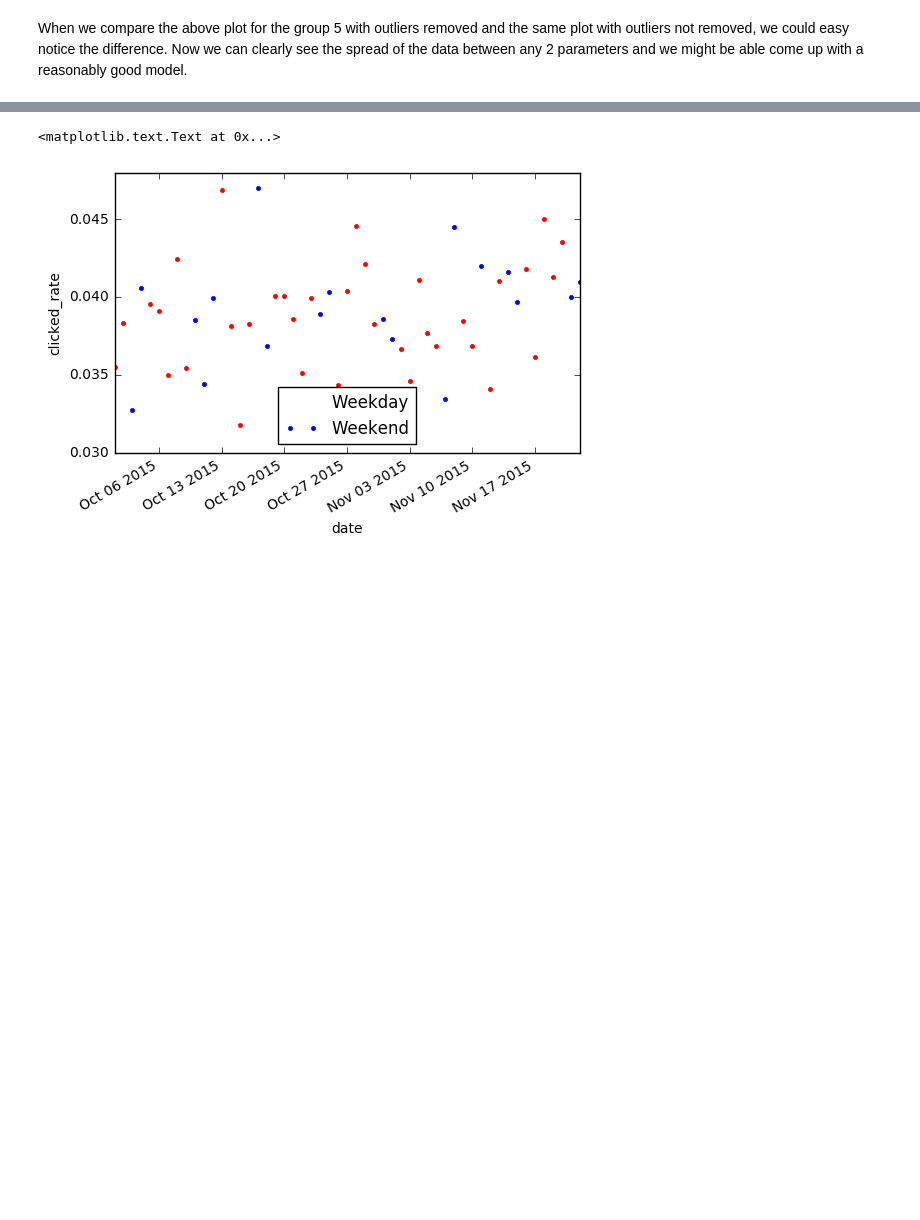
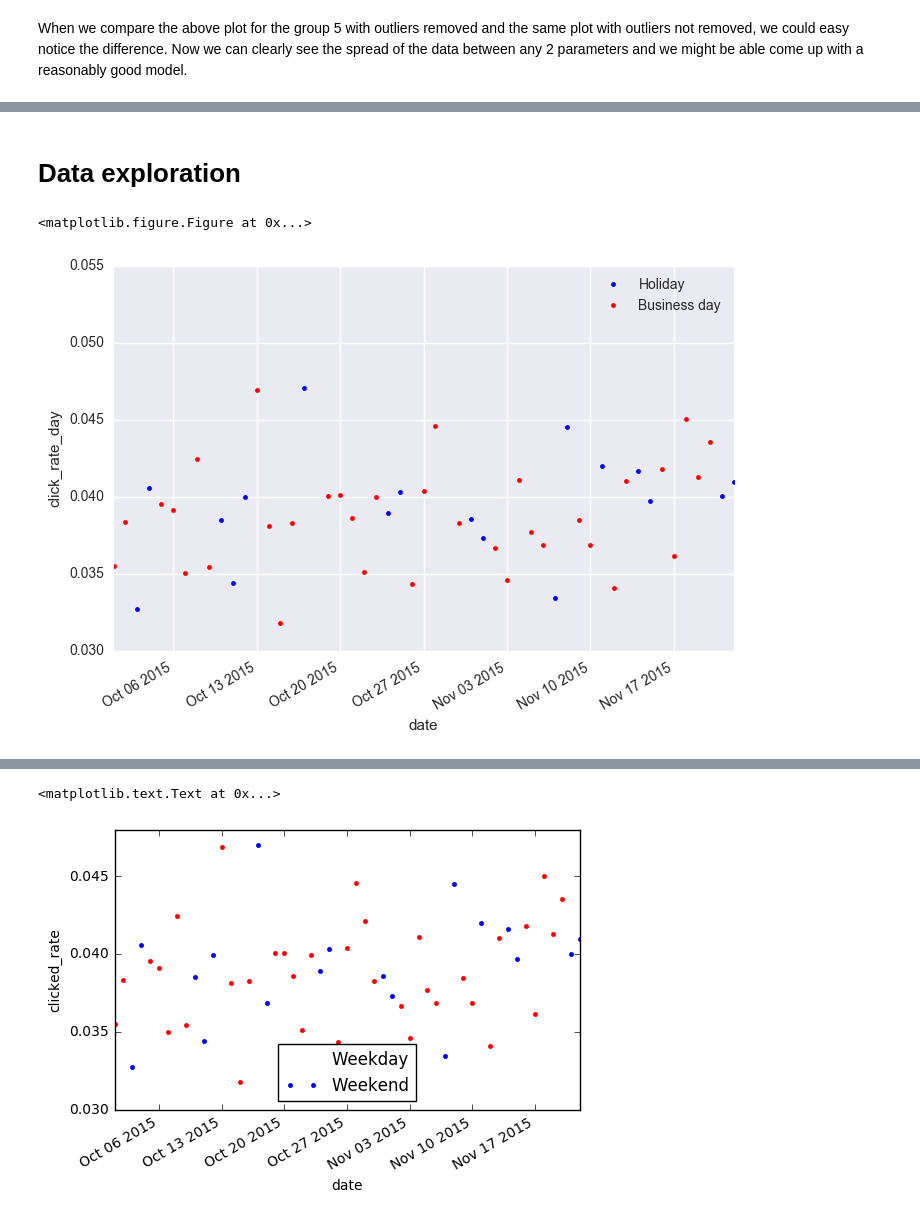
Before and after one commit to pappakrishnan/Ads-Analysis, a Jupyter notebook: Ads Analysis.ipynb, the cells around one changed output, grey strips where cells are left out. Drawn from its saved outputs; the diff is of its cells as text; code cells hidden in the pictures; blank space fills up the shorter version.

```diff
--- a/Ads Analysis.ipynb
+++ b/Ads Analysis.ipynb
@@ -395,0 +437,4 @@ df.ix[df.ad == 'ad_group_1'].plot('date', 'clicked_rate')
+# %%
+dff = pd.read_csv("./data/ad_table_cleaned_outliers.csv")
+dff['date'] = pd.to_datetime(dff['date'])
+dff.head()
@@ -395,0 +452,4 @@ df.ix[df.ad == 'ad_group_1'].plot('date', 'clicked_rate')
+# %%
+dff['click_rate_day'] = dff['clicked'] / dff['shown']
+dff['conver_rate_day'] = dff['converted'] / dff['clicked']
+dff['conver_overall_day'] = dff['converted'] / dff['shown']
@@ -395,0 +458,7 @@ df.ix[df.ad == 'ad_group_1'].plot('date', 'clicked_rate')
+# %%
+US_holidays = holidays.US()
+dff['business_day'] = [isbday(x, US_holidays) for x in dff['date']]
+dff['Week_day'] = [ x.weekday() for x in dff['date']]
+# Same as Week_day column but with day names instead of nominal values. Only for exploration.
+dff['Week_day_name'] = [calendar.day_name[x] for x in dff['Week_day']]
+dff.head()
@@ -395,0 +484,16 @@ df.ix[df.ad == 'ad_group_1'].plot('date', 'clicked_rate')
+# %% [markdown]
+# Data exploration
+# %%
+plt.figure()
+ax = dff.ix[(dff.ad == 'ad_group_1') & (dff['business_day'] == 0)].plot('date', 'click_rate_day',
+                                                                         style = 'b.', label = "Holiday")
+dff.ix[(dff.ad == 'ad_group_1') & (dff['business_day'] == 1)].plot('date', 'click_rate_day',
+                                                                    style = 'r.', ax = ax,
+                                                                    label = "Business day")
+ax.set_ylabel("click_rate_day")
+ax.set_ylim(0.03, 0.055)
+plt.legend()
+plt.show()
+# %% [output]
+<matplotlib.figure.Figure at 0x...>
+[figure, added]
```
Also changed, not shown: parts of 31 cells of this notebook.
